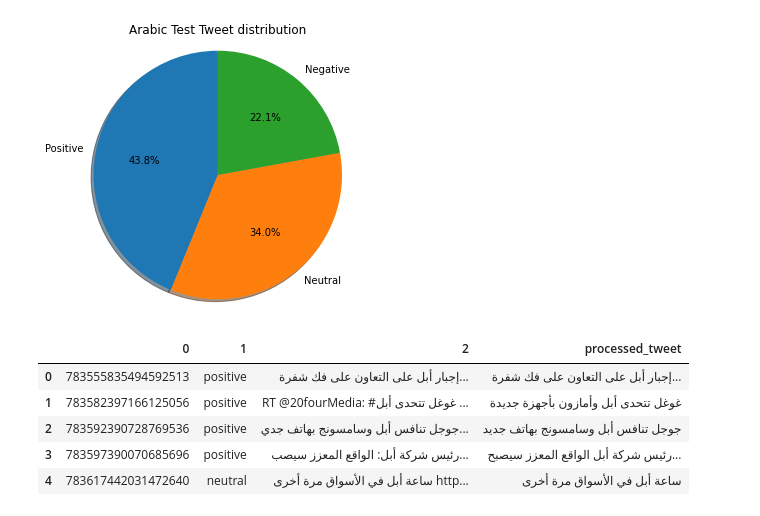
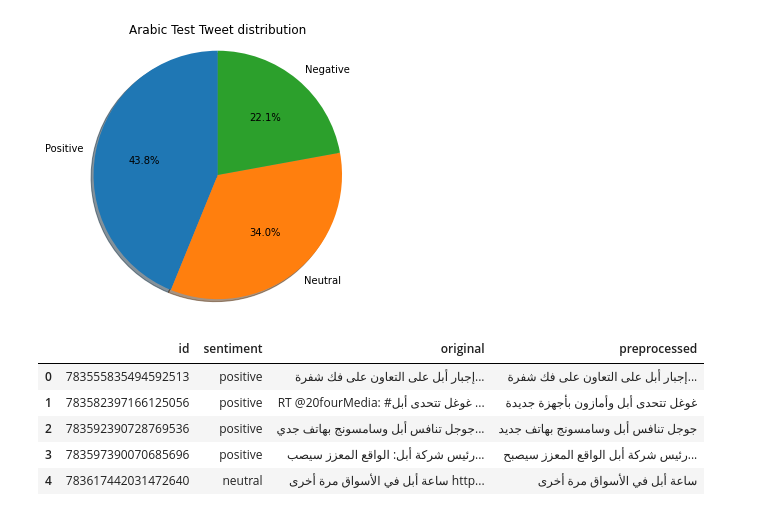
Before and after one commit to alt113/CS505-Spring-MultiLingual-Twitter-Classification, a Jupyter notebook: data-preprocessing.ipynb, the cells around one changed output. Cells and saved outputs as stored; diff of their text form; code cells hidden in the pictures.

```diff
--- a/data-preprocessing.ipynb
+++ b/data-preprocessing.ipynb
@@ -81,16 +105,15 @@ negative    1141
 positive     742
 Name: 1, dtype: int64
 [figure]
-# %%
-ar_test_tweet_df.head()
-# %% [output]
-|  | 0 | 1 | 2 | processed_tweet |
-| 0 | 783555835494592513 | positive | إجبار أبل على التعاون على فك شفرة... | إجبار أبل على التعاون على فك شفرة... |
-| 1 | 783582397166125056 | positive | RT @20fourMedia: #غوغل تتحدى أبل ... | غوغل تتحدى أبل وأمازون بأجهزة جديدة |
-| 2 | 783592390728769536 | positive | جوجل تنافس أبل وسامسونج بهاتف جدي... | جوجل تنافس أبل وسامسونج بهاتف جديد |
-| 3 | 783597390070685696 | positive | رئيس شركة أبل: الواقع المعزز سيصب... | رئيس شركة أبل الواقع المعزز سيصبح... |
-| 4 | 783617442031472640 | neutral | ساعة أبل في الأسواق مرة أخرى http... | ساعة أبل في الأسواق مرة أخرى |
 # %%
 ar_test_tweet_df.columns = ['id', 'sentiment', 'original', 'preprocessed']
-ar_test_tweet_df.to_csv('data/preprocessed/arabic/arabic_test_tweets.csv', index=False)
+ar_test_tweet_df.drop_duplicates(subset=['id'])
+ar_test_tweet_df.head()
+# %% [output]
+|  | id | sentiment | original | preprocessed |
+| 0 | 783555835494592513 | positive | إجبار أبل على التعاون على فك شفرة... | إجبار أبل على التعاون على فك شفرة... |
+| 1 | 783582397166125056 | positive | RT @20fourMedia: #غوغل تتحدى أبل ... | غوغل تتحدى أبل وأمازون بأجهزة جديدة |
+| 2 | 783592390728769536 | positive | جوجل تنافس أبل وسامسونج بهاتف جدي... | جوجل تنافس أبل وسامسونج بهاتف جديد |
+| 3 | 783597390070685696 | positive | رئيس شركة أبل: الواقع المعزز سيصب... | رئيس شركة أبل الواقع المعزز سيصبح... |
+| 4 | 783617442031472640 | neutral | ساعة أبل في الأسواق مرة أخرى http... | ساعة أبل في الأسواق مرة أخرى |
 # %%
```
Also changed, not shown: parts of 7 cells of this notebook, 2 other files.
